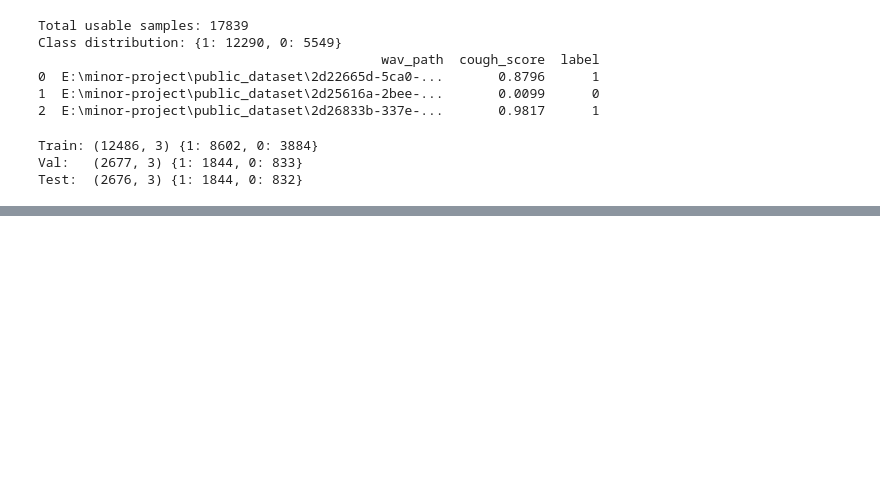
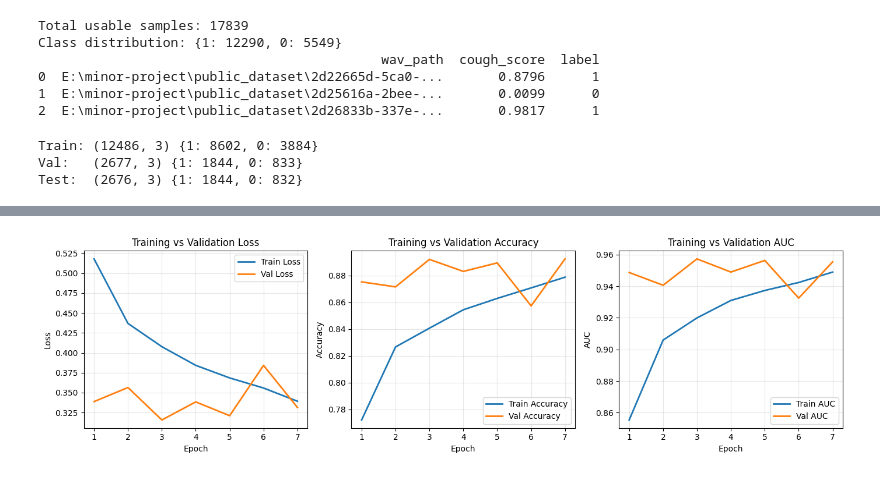
Before and after one commit to amankhanal1960/minor_project, a Jupyter notebook: model/cough_detection_TF.ipynb, the cells around one changed output, grey strips where cells are left out. Drawn from its saved outputs; the diff is of its cells as text; code cells hidden in the pictures; blank space fills up the shorter version.

```diff
--- a/model/cough_detection_TF.ipynb
+++ b/model/cough_detection_TF.ipynb
@@ -411,6 +460,8 @@ Train class counts: {0: 7768, 1: 17204}
 Val class counts:   {0: 833, 1: 1844}
 Test class counts:  {0: 832, 1: 1844}
 # %%
+# Cell 9: Build one-hot labels and class weights
+
 # Prepare labels for categorical training
 y_train_onehot = to_categorical(y_train, num_classes=2)
 y_val_onehot = to_categorical(y_val, num_classes=2)
@@ -423,5 +474,8 @@ class_weights = compute_class_weight(
 )
 class_weight = {0: float(class_weights[0]), 1: float(class_weights[1])}
 
+# Slightly upweight non-cough to reduce false cough alarms.
+class_weight[0] = class_weight[0] * NON_COUGH_WEIGHT_BOOST
+
 print('Class weights:', class_weight)
 # %% [output]
@@ -635,3 +736,47 @@ Input dtype: <class 'numpy.int8'>
 Output shape: [1 2]
 Output quantization (scale, zero_point): (0.00390625, -128)
 Output dtype: <class 'numpy.int8'>
+# %%
+import matplotlib.pyplot as plt
+import numpy as np
+
+h = history.history
+epochs = np.arange(1, len(h["loss"]) + 1)
+
+plt.figure(figsize=(14,4))
+
+# 1) Loss curve
+plt.subplot(1,3,1)
+plt.plot(epochs, h["loss"], label="Train Loss", linewidth=2)
+plt.plot(epochs, h["val_loss"], label="Val Loss", linewidth=2)
+plt.title("Training vs Validation Loss")
+plt.xlabel("Epoch")
+plt.ylabel("Loss")
+plt.grid(alpha=0.3)
+plt.legend()
+
+# 2) Accuracy curve
+plt.subplot(1,3,2)
+plt.plot(epochs, h["accuracy"], label="Train Accuracy", linewidth=2)
+plt.plot(epochs, h["val_accuracy"], label="Val Accuracy", linewidth=2)
+plt.title("Training vs Validation Accuracy")
+plt.xlabel("Epoch")
+plt.ylabel("Accuracy")
+plt.grid(alpha=0.3)
+plt.legend()
+
+# 3) AUC curve (if available)
+if "auc" in h and "val_auc" in h:
+    plt.subplot(1,3,3)
+    plt.plot(epochs, h["auc"], label="Train AUC", linewidth=2)
+    plt.plot(epochs, h["val_auc"], label="Val AUC", linewidth=2)
+    plt.title("Training vs Validation AUC")
+    plt.xlabel("Epoch")
+    plt.ylabel("AUC")
+    plt.grid(alpha=0.3)
+    plt.legend()
+
+plt.tight_layout()
+plt.show()
+# %% [output]
+[figure, added]
```
Also changed, not shown: parts of 13 cells of this notebook, 1 other file.
